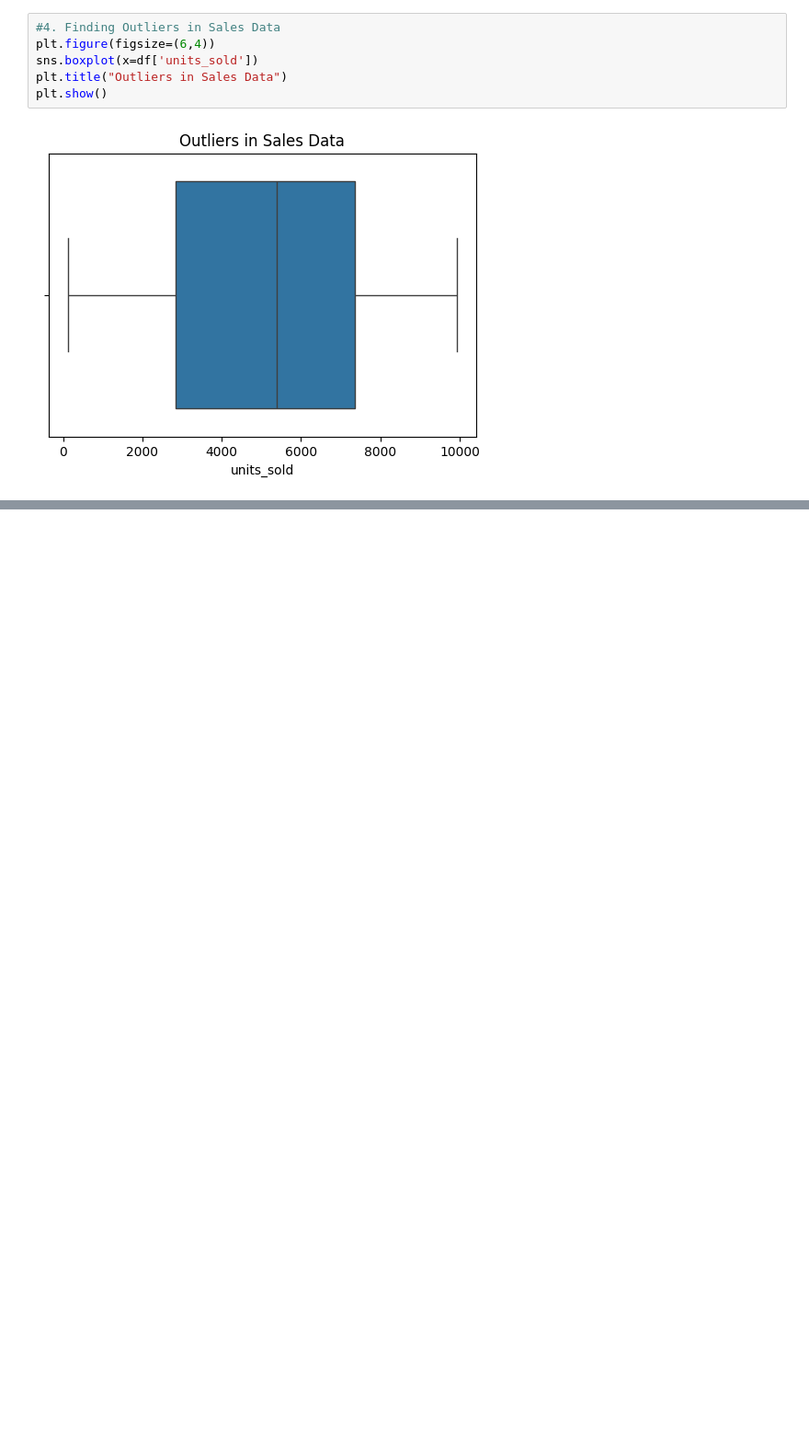
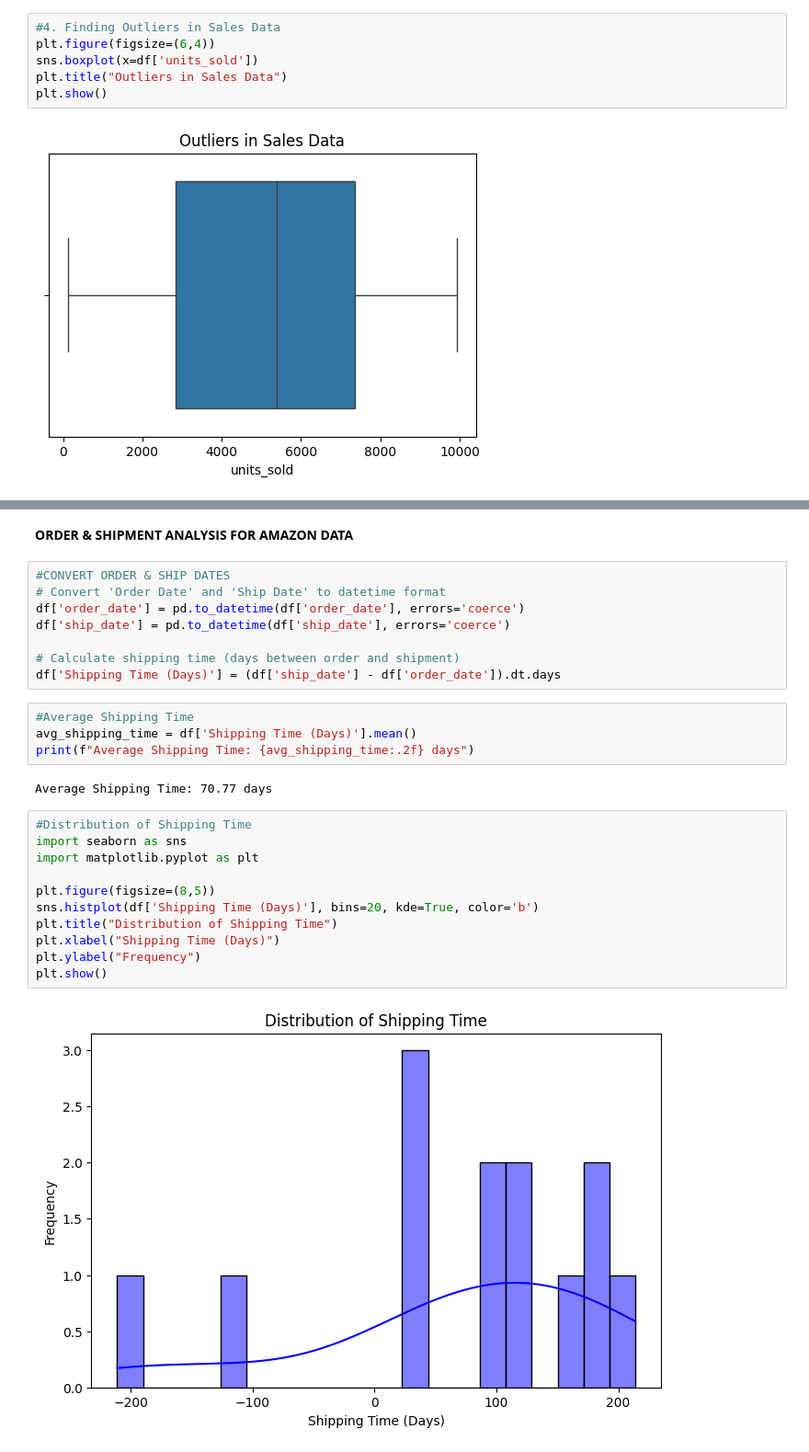
Before and after one commit to PLACHI02/Data-Analytics-Projects, a Jupyter notebook: AMAZON_SALES_DATA.ipynb, the cells around one changed output, grey strips where cells are left out. Shown at 92% size. Drawn from its saved outputs; the diff is of its cells as text; blank space fills up the shorter version.

```diff
--- a/AMAZON_SALES_DATA.ipynb
+++ b/AMAZON_SALES_DATA.ipynb
@@ -254,0 +335,29 @@ plt.show()
+# %% [markdown]
+**ORDER & SHIPMENT ANALYSIS FOR AMAZON DATA**
+# %%
+#CONVERT ORDER & SHIP DATES
+# Convert 'Order Date' and 'Ship Date' to datetime format
+df['order_date'] = pd.to_datetime(df['order_date'], errors='coerce')
+df['ship_date'] = pd.to_datetime(df['ship_date'], errors='coerce')
+
+# Calculate shipping time (days between order and shipment)
+df['Shipping Time (Days)'] = (df['ship_date'] - df['order_date']).dt.days
+# %%
+#Average Shipping Time
+avg_shipping_time = df['Shipping Time (Days)'].mean()
+print(f"Average Shipping Time: {avg_shipping_time:.2f} days")
+# %% [output]
+Average Shipping Time: 70.77 days
+# %%
+#Distribution of Shipping Time
+import seaborn as sns
+import matplotlib.pyplot as plt
+
+plt.figure(figsize=(8,5))
+sns.histplot(df['Shipping Time (Days)'], bins=20, kde=True, color='b')
+plt.title("Distribution of Shipping Time")
+plt.xlabel("Shipping Time (Days)")
+plt.ylabel("Frequency")
+plt.show()
+# %% [output]
+[figure, added]
```
Also changed, not shown: parts of 14 cells of this notebook.
